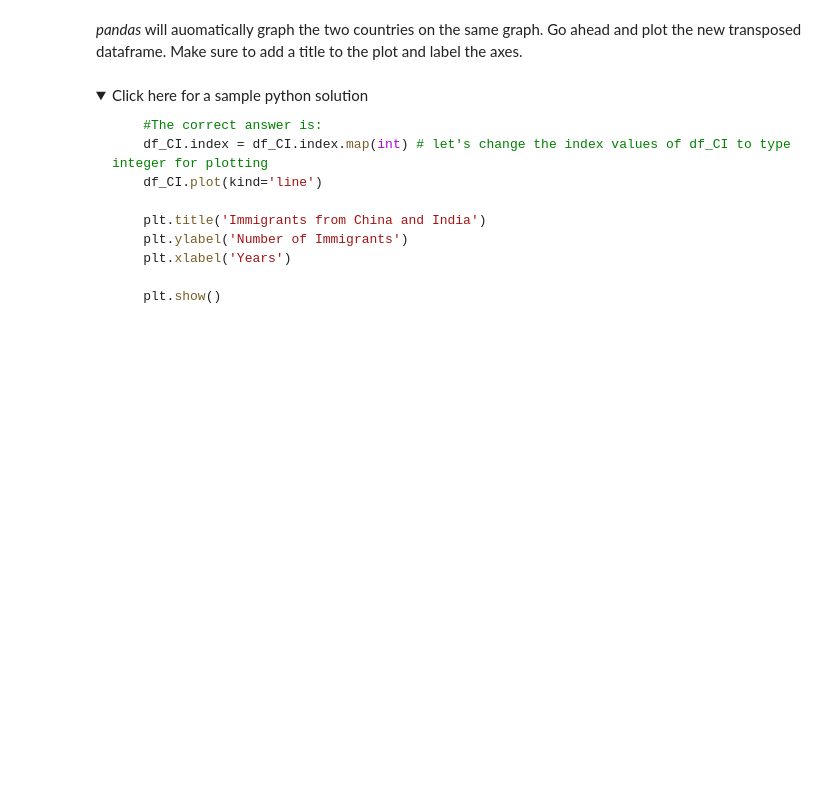
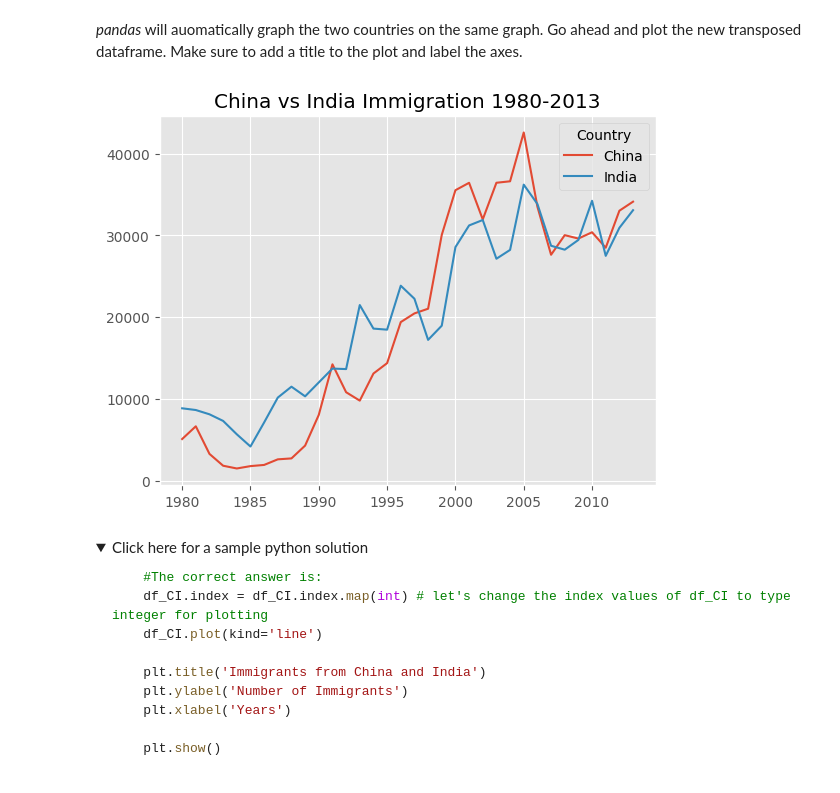
Before and after one commit to A-Cobra/data_verse, a Jupyter notebook: py_data_visualization/DV0101EN-Exercise-Introduction-to-Matplotlib-and-Line-Plots.ipynb, the cells around one changed output. Drawn from its saved outputs; the diff is of its cells as text; code cells hidden in the pictures; folded sections open; blank space fills up the shorter version.

```diff
--- a/py_data_visualization/DV0101EN-Exercise-Introduction-to-Matplotlib-and-Line-Plots.ipynb
+++ b/py_data_visualization/DV0101EN-Exercise-Introduction-to-Matplotlib-and-Line-Plots.ipynb
@@ -538,3 +738,9 @@ df_CI.head()
+# %%
+df_CI.plot(kind='line')
+plt.title('China vs India Immigration 1980-2013')
+plt.show()
+# %% [output]
+[figure, added]
 # %% [markdown]
 <details><summary>Click here for a sample python solution</summary>
 
```
Also changed, not shown: parts of 31 cells of this notebook.
